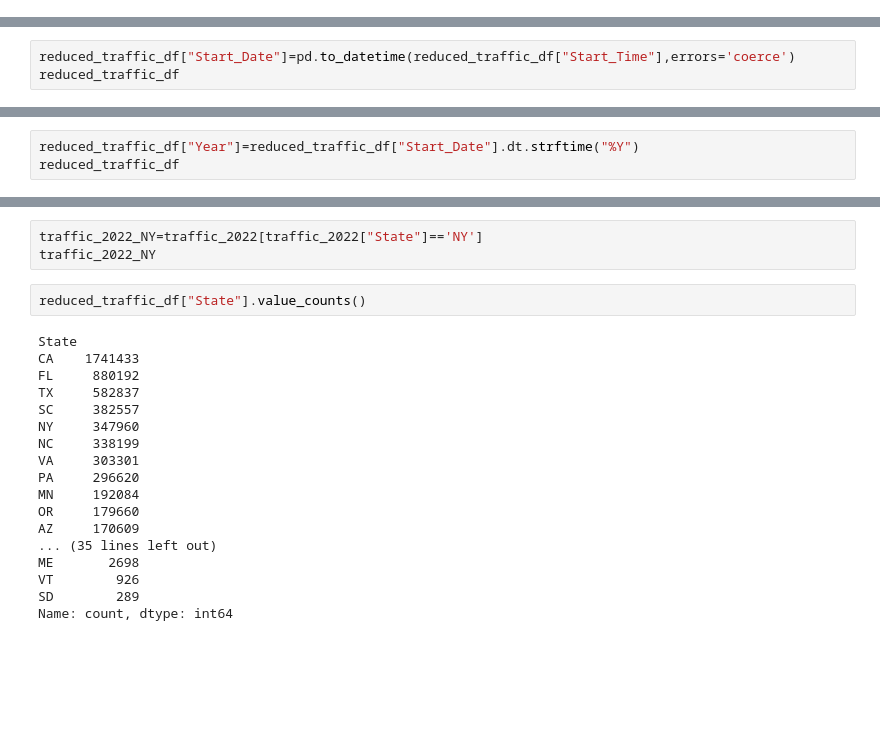
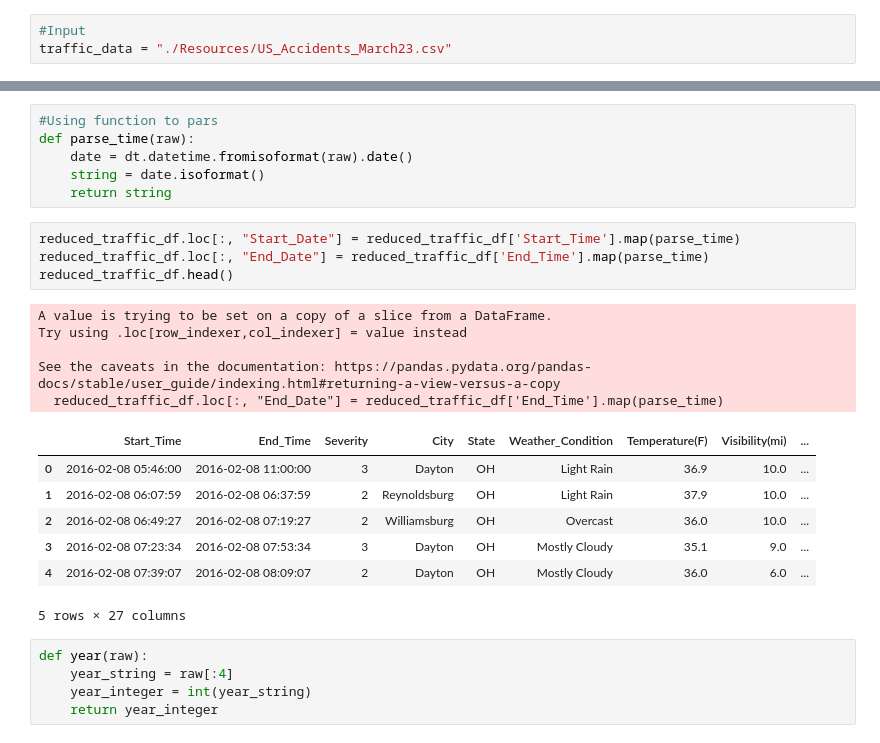
Before and after one commit to aspenjack/US-Transportation-Accidents, a Jupyter notebook: US_Traffic_AccidentsVR.ipynb, the cells around one changed output, grey strips where cells are left out. Saved outputs shown, nothing was run; the diff lists cells and outputs as text; blank space fills up the shorter version.

```diff
--- a/US_Traffic_AccidentsVR.ipynb
+++ b/US_Traffic_AccidentsVR.ipynb
@@ -10,2 +13,5 @@ traffic_data
+# %%
+#Input
+traffic_data = "./Resources/US_Accidents_March23.csv"
 # %%
 traffic_df=pd.read_csv(traffic_data)
@@ -70,3 +53,0 @@ reduced_traffic_df
-# %%
-reduced_traffic_df["Start_Date"]=pd.to_datetime(reduced_traffic_df["Start_Time"],errors='coerce')
-reduced_traffic_df
@@ -92,3 +53,0 @@ See the caveats in the documentation: https://pandas.pydata.org/pandas-docs/stab
-# %%
-reduced_traffic_df["Year"]=reduced_traffic_df["Start_Date"].dt.strftime("%Y")
-reduced_traffic_df
@@ -153,23 +54,28 @@ array(['IL', 'CA', 'VA', 'OH', 'PA', 'SC', 'NJ', 'NY', 'FL', 'NC', 'TX',
-# %%
-traffic_2022_NY=traffic_2022[traffic_2022["State"]=='NY']
-traffic_2022_NY
-# %%
-reduced_traffic_df["State"].value_counts()
-# %% [output]
-State
-CA    1741433
-FL     880192
-TX     582837
-SC     382557
-NY     347960
-NC     338199
-VA     303301
-PA     296620
-MN     192084
-OR     179660
-AZ     170609
-... (35 lines left out)
-ME       2698
-VT        926
-SD        289
-Name: count, dtype: int64
+# %%
+#Using function to pars
+def parse_time(raw):
+    date = dt.datetime.fromisoformat(raw).date()
+    string = date.isoformat()
+    return string
+# %%
+reduced_traffic_df.loc[:, "Start_Date"] = reduced_traffic_df['Start_Time'].map(parse_time)
+reduced_traffic_df.loc[:, "End_Date"] = reduced_traffic_df['End_Time'].map(parse_time)
+reduced_traffic_df.head()
+# %% [output]
+A value is trying to be set on a copy of a slice from a DataFrame.
+Try using .loc[row_indexer,col_indexer] = value instead
+
+See the caveats in the documentation: https://pandas.pydata.org/pandas-docs/stable/user_guide/indexing.html#returning-a-view-versus-a-copy
+  reduced_traffic_df.loc[:, "End_Date"] = reduced_traffic_df['End_Time'].map(parse_time)
+|  | Start_Time | End_Time | Severity | City | State | Weather_Condition | Temperature(F) | Visibility(mi) | ... |
+| 0 | 2016-02-08 05:46:00 | 2016-02-08 11:00:00 | 3 | Dayton | OH | Light Rain | 36.9 | 10.0 | ... |
+| 1 | 2016-02-08 06:07:59 | 2016-02-08 06:37:59 | 2 | Reynoldsburg | OH | Light Rain | 37.9 | 10.0 | ... |
+| 2 | 2016-02-08 06:49:27 | 2016-02-08 07:19:27 | 2 | Williamsburg | OH | Overcast | 36.0 | 10.0 | ... |
+| 3 | 2016-02-08 07:23:34 | 2016-02-08 07:53:34 | 3 | Dayton | OH | Mostly Cloudy | 35.1 | 9.0 | ... |
+| 4 | 2016-02-08 07:39:07 | 2016-02-08 08:09:07 | 2 | Dayton | OH | Mostly Cloudy | 36.0 | 6.0 | ... |
+5 rows × 27 columns
+# %%
+def year(raw):
+    year_string = raw[:4]
+    year_integer = int(year_string)
+    return year_integer
```
Also changed, not shown: parts of 38 cells of this notebook.
